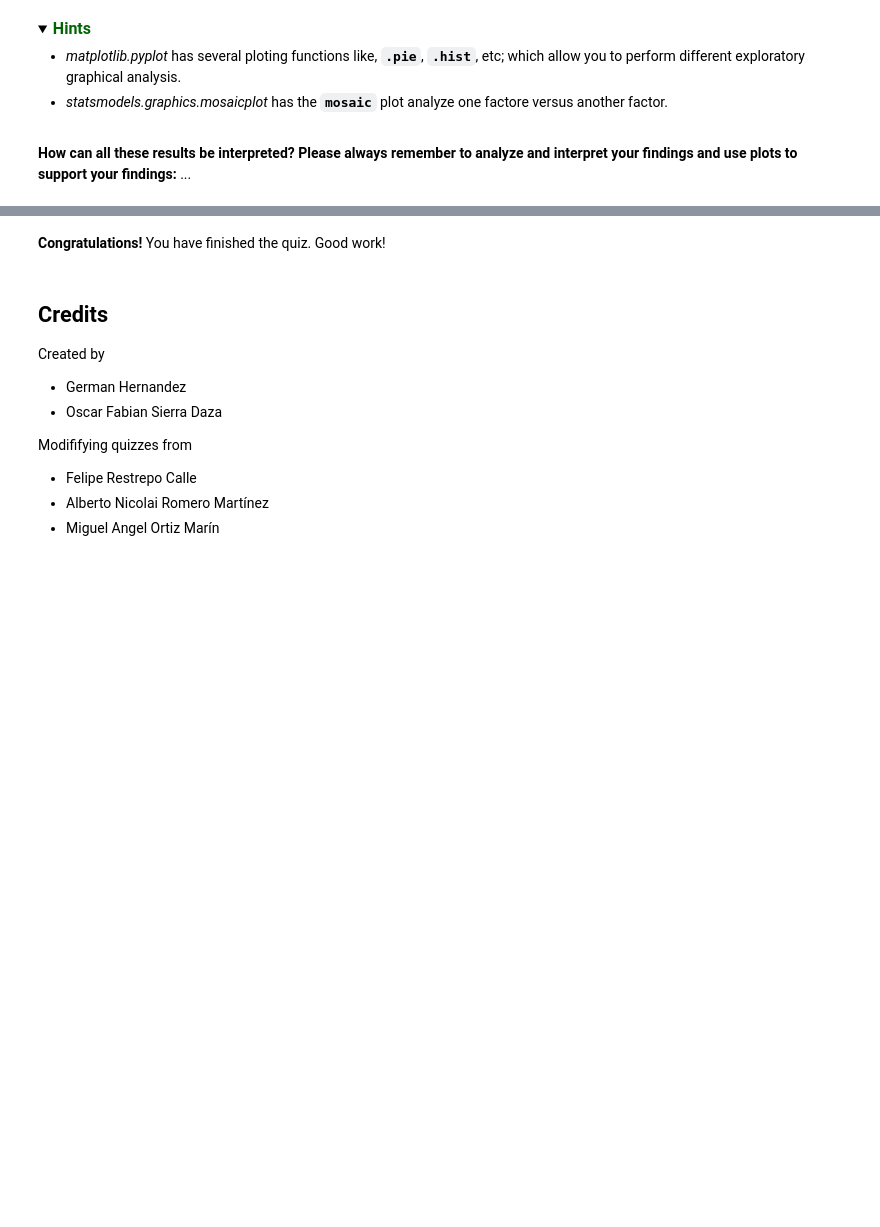
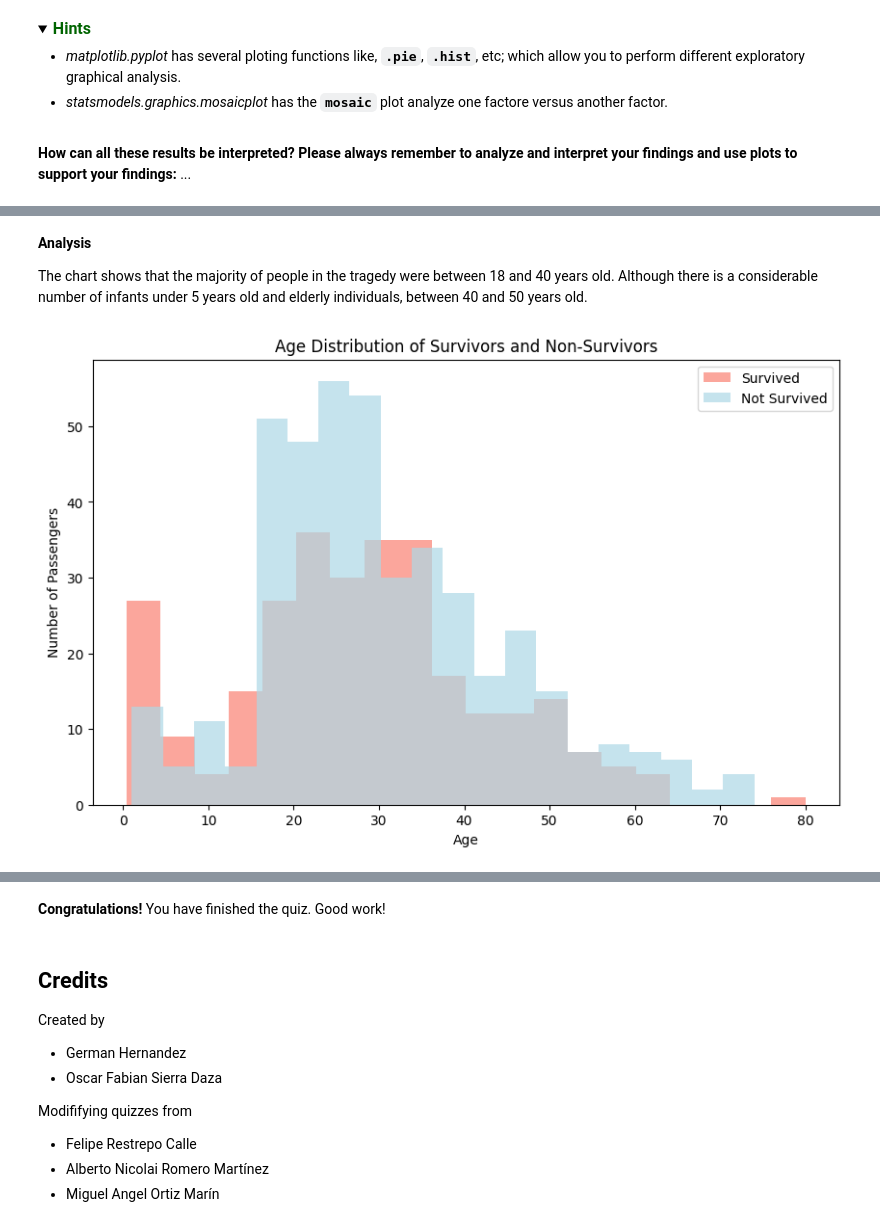
Before and after one commit to marcarvajalma/AlgorithmsUN2024II, a Jupyter notebook: Quiz2/marcarvajalma_Quiz2.ipynb, the cells around one changed output, grey strips where cells are left out. Cells and saved outputs as stored; diff of their text form; code cells hidden in the pictures; folded sections open; blank space fills up the shorter version.

```diff
--- a/Quiz2/marcarvajalma_Quiz2.ipynb
+++ b/Quiz2/marcarvajalma_Quiz2.ipynb
@@ -838,0 +815,40 @@ La gráfica muestra como la mayoría de las personas en la tragedia, tenían ent
+# %% [markdown]
+**Analysis**
+
+The chart shows that the majority of people in the tragedy were between 18 and 40 years old. Although there is a considerable number of infants under 5 years old and elderly individuals, between 40 and 50 years old.
+# %%
+import pandas as pd
+import matplotlib.pyplot as plt
+
+# Read the Titanic dataset
+titanic_data = pd.read_csv("titanic.csv")
+
+# Create a new figure and axis
+plt.figure(figsize=(10, 6))
+
+# Plot a histogram for survived passengers
+plt.hist(titanic_data[titanic_data['Survived'] == 1]['Age'],
+         bins=20,
+         color='salmon',
+         alpha=0.7,
+         label='Survived')
+
+# Plot a histogram for non-survived passengers
+plt.hist(titanic_data[titanic_data['Survived'] == 0]['Age'],
+         bins=20,
+         color='lightblue',
+         alpha=0.7,
+         label='Not Survived')
+
+# Add labels and title
+plt.xlabel('Age')
+plt.ylabel('Number of Passengers')
+plt.title('Age Distribution of Survivors and Non-Survivors')
+
+# Add a legend
+plt.legend()
+
+# Show the plot
+plt.show()
+# %% [output]
+[figure, added]
```
Also changed, not shown: parts of 16 cells of this notebook.
